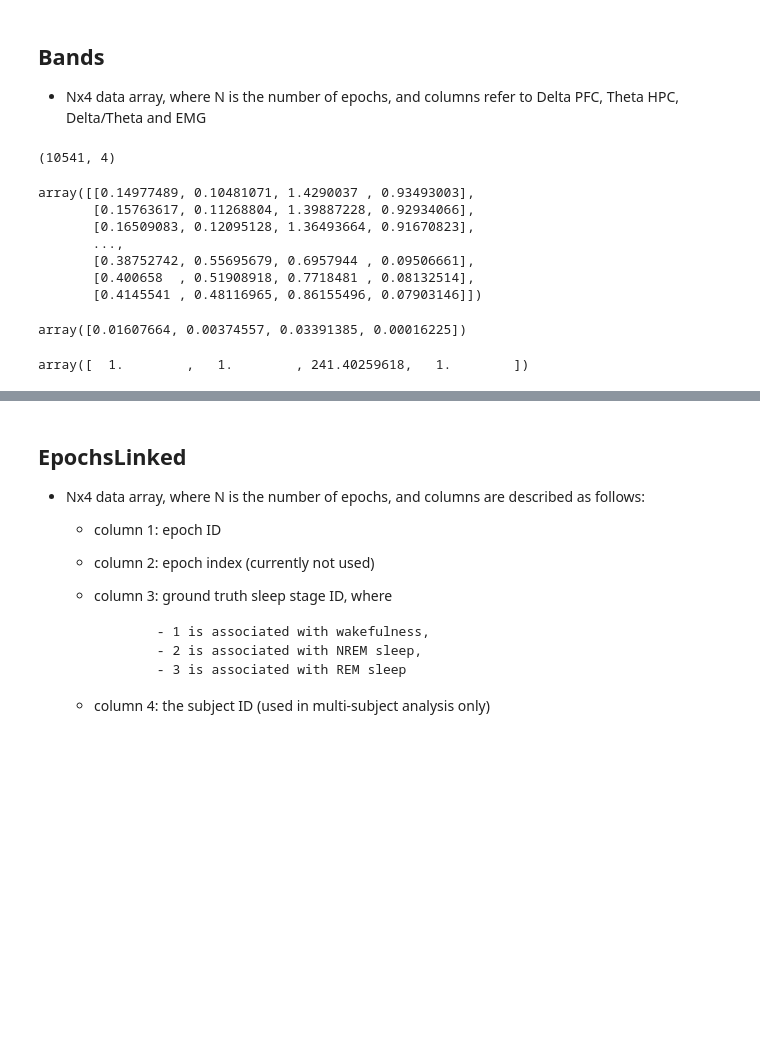
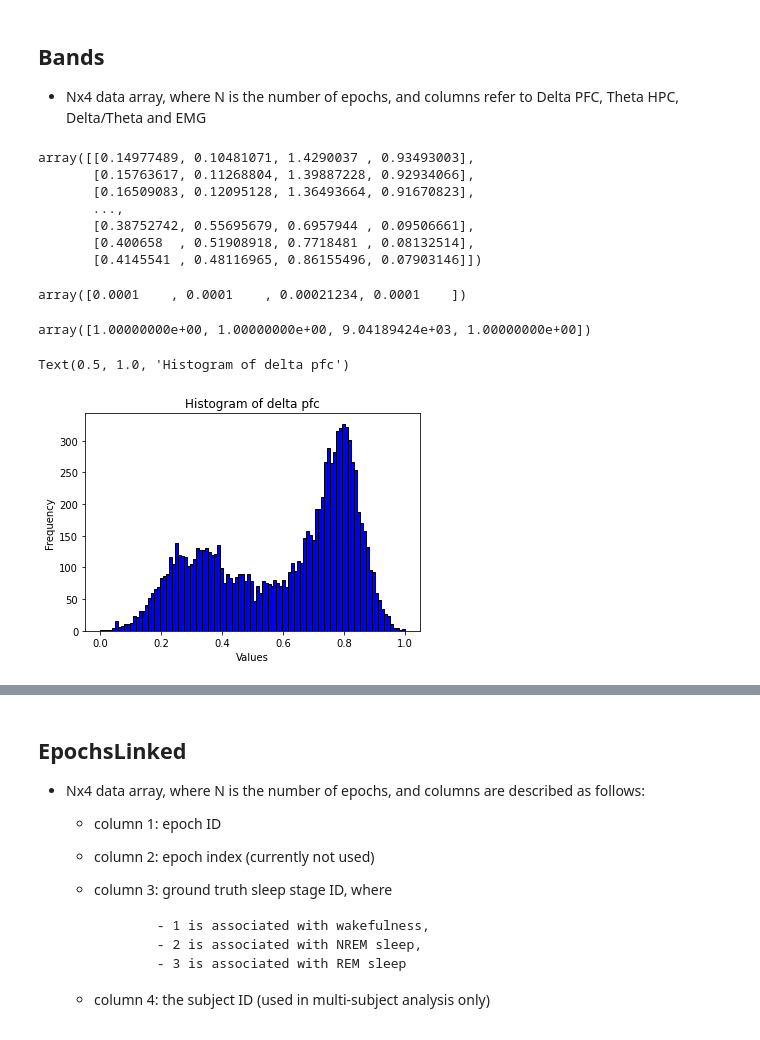
Before and after one commit to conscioustahoe/sleep-scoring-analysis, a Jupyter notebook: rgs14/mcRBM_input_features.ipynb, the cells around one changed output, grey strips where cells are left out. Drawn from its saved outputs; the diff is of its cells as text; code cells hidden in the pictures; blank space fills up the shorter version.

Commit message:
normalize delta pfc by theta hpc ratio

```diff
--- a/rgs14/mcRBM_input_features.ipynb
+++ b/rgs14/mcRBM_input_features.ipynb
@@ -17,15 +17,19 @@ beta_pfc_df = pd.DataFrame(lfp_matrix[:, 2], columns=["BetaPFC"])
 gamma_hpc_df = pd.DataFrame(lfp_matrix[:, 3], columns=["GammaHPC"])
 emg_like_df = pd.DataFrame(lfp_matrix[:, 4], columns=["EMGLike"])
 
-timesteps = 10541
+epsilon_value = 0.0001
+timesteps = 10542
 # %%
 delta_pfc = delta_pfc_df['DeltaPFC'].values
 theta_hpc  = theta_hpc_df['ThetaHPC'].values
 
-delta_pfc = delta_pfc[delta_pfc != 0]
-theta_hpc = theta_hpc[theta_hpc != 0]
+# delta_pfc = delta_pfc[delta_pfc != 0]
+delta_pfc = np.where(delta_pfc == 0, epsilon_value, delta_pfc)
+# theta_hpc = theta_hpc[theta_hpc != 0]
+theta_hpc = np.where(theta_hpc == 0, epsilon_value, theta_hpc)
 
 delta_pfc_by_theta_hpc = delta_pfc / theta_hpc
 
 emg_like = emg_like_df.EMGLike.values
-emg_like = emg_like[emg_like != 0]
+# emg_like = emg_like[emg_like != 0]
+emg_like = np.where(emg_like == 0, epsilon_value, emg_like)
@@ -59,10 +43,6 @@ rgs_14_bands = np.column_stack([
     delta_pfc_by_theta_hpc,
     emg_like,
 ])
-# %%
-rgs_14_bands.shape
-# %% [output]
-(10541, 4)
 # %%
 rgs_14_bands
 # %% [output]
@@ -76,8 +56,19 @@ array([[0.14977489, 0.10481071, 1.4290037 , 0.93493003],
 # %%
 np.min(rgs_14_bands, axis=0)
 # %% [output]
-array([0.01607664, 0.00374557, 0.03391385, 0.00016225])
+array([0.0001    , 0.0001    , 0.00021234, 0.0001    ])
 # %%
 np.max(rgs_14_bands, axis=0)
 # %% [output]
-array([  1.        ,   1.        , 241.40259618,   1.        ])
+array([1.00000000e+00, 1.00000000e+00, 9.04189424e+03, 1.00000000e+00])
+# %%
+import matplotlib.pyplot as plt
+num_bins = int(np.sqrt(timesteps))
+# %%
+plt.hist(delta_pfc, bins=num_bins, color='blue', edgecolor='black')
+plt.xlabel('Values')
+plt.ylabel('Frequency')
+plt.title('Histogram of delta pfc')
+# %% [output]
+Text(0.5, 1.0, 'Histogram of delta pfc')
+[figure, added]
```
Also changed, not shown: parts of 20 cells of this notebook, 1 other file.
